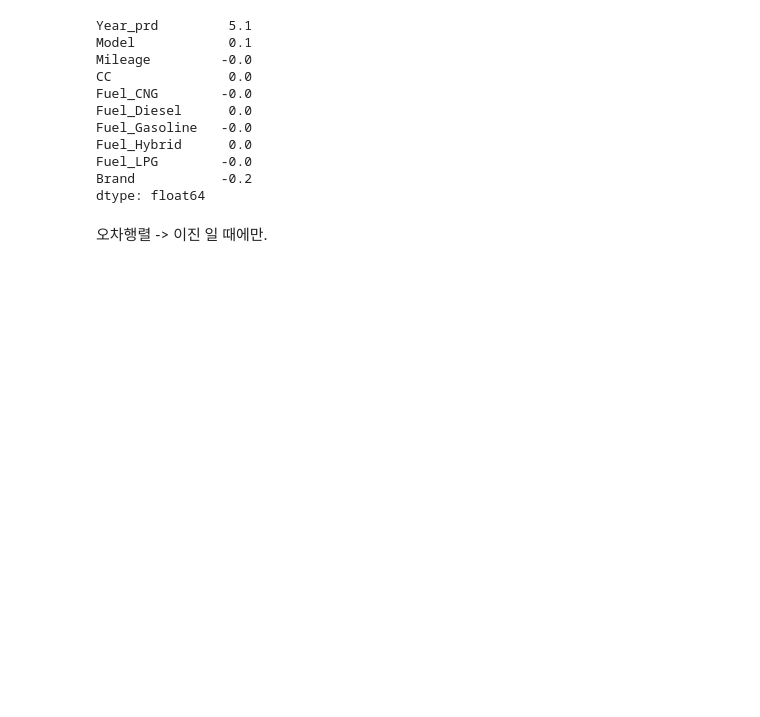
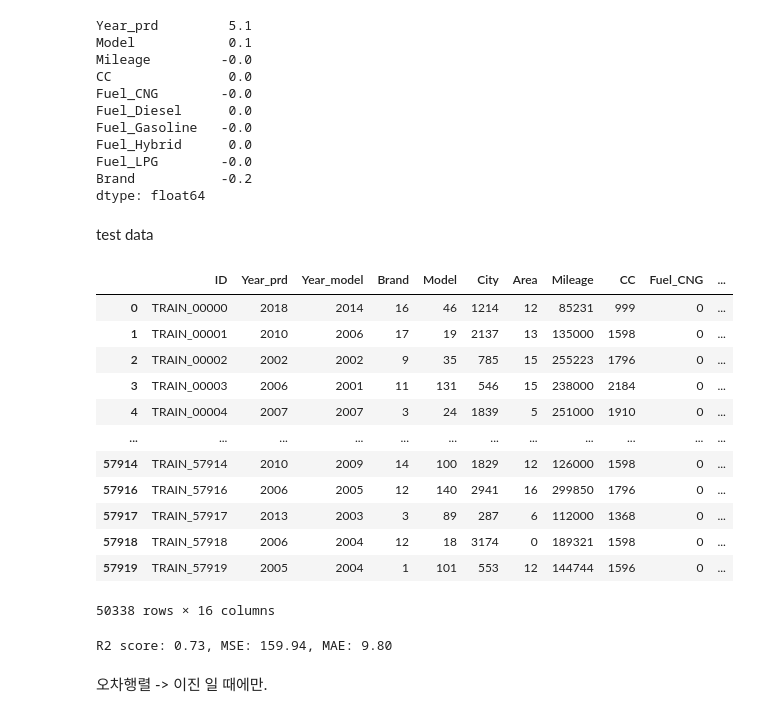
Before and after one commit to woojooc/ML_Car, a Jupyter notebook: wj/ml_dacon_lasso.ipynb, the cells around one changed output. Drawn from its saved outputs; the diff is of its cells as text; code cells hidden in the pictures; blank space fills up the shorter version.

```diff
--- a/wj/ml_dacon_lasso.ipynb
+++ b/wj/ml_dacon_lasso.ipynb
@@ -166,3 +191,24 @@ Fuel_Hybrid      0.0
 Fuel_LPG        -0.0
 Brand           -0.2
 dtype: float64
+# %% [markdown]
+test data
+# %%
+## Load pickle
+with open("data_test.pickle","rb") as fr:
+    test_data = pickle.load(fr)
+test_data
+# %% [output]
+|  | ID | Year_prd | Year_model | Brand | Model | City | Area | Mileage | CC | Fuel_CNG | ... |
+| 0 | TRAIN_00000 | 2018 | 2014 | 16 | 46 | 1214 | 12 | 85231 | 999 | 0 | ... |
+| 1 | TRAIN_00001 | 2010 | 2006 | 17 | 19 | 2137 | 13 | 135000 | 1598 | 0 | ... |
+| 2 | TRAIN_00002 | 2002 | 2002 | 9 | 35 | 785 | 15 | 255223 | 1796 | 0 | ... |
+| 3 | TRAIN_00003 | 2006 | 2001 | 11 | 131 | 546 | 15 | 238000 | 2184 | 0 | ... |
+| 4 | TRAIN_00004 | 2007 | 2007 | 3 | 24 | 1839 | 5 | 251000 | 1910 | 0 | ... |
+| ... | ... | ... | ... | ... | ... | ... | ... | ... | ... | ... | ... |
+| 57914 | TRAIN_57914 | 2010 | 2009 | 14 | 100 | 1829 | 12 | 126000 | 1598 | 0 | ... |
+| 57916 | TRAIN_57916 | 2006 | 2005 | 12 | 140 | 2941 | 16 | 299850 | 1796 | 0 | ... |
+| 57917 | TRAIN_57917 | 2013 | 2003 | 3 | 89 | 287 | 6 | 112000 | 1368 | 0 | ... |
+| 57918 | TRAIN_57918 | 2006 | 2004 | 12 | 18 | 3174 | 0 | 189321 | 1598 | 0 | ... |
+| 57919 | TRAIN_57919 | 2005 | 2004 | 1 | 101 | 553 | 12 | 144744 | 1596 | 0 | ... |
+50338 rows × 16 columns
@@ -169,3 +228,11 @@ dtype: float64
+# %%
+lasso_r2 = r2_score(yData,lasso_y_hat)
+lasso_MSE = mean_squared_error(yData,lasso_y_hat)
+lasso_MAE = mean_absolute_error(yData,lasso_y_hat)
+
+print('R2 score: %.2f, MSE: %.2f, MAE: %.2f' %(lasso_r2, lasso_MSE, lasso_MAE))
+# %% [output]
+R2 score: 0.73, MSE: 159.94, MAE: 9.80
 # %% [markdown]
 오차행렬 -> 이진 일 때에만.
 # %%
```
Also changed, not shown: parts of 11 cells of this notebook, 1 other file.
